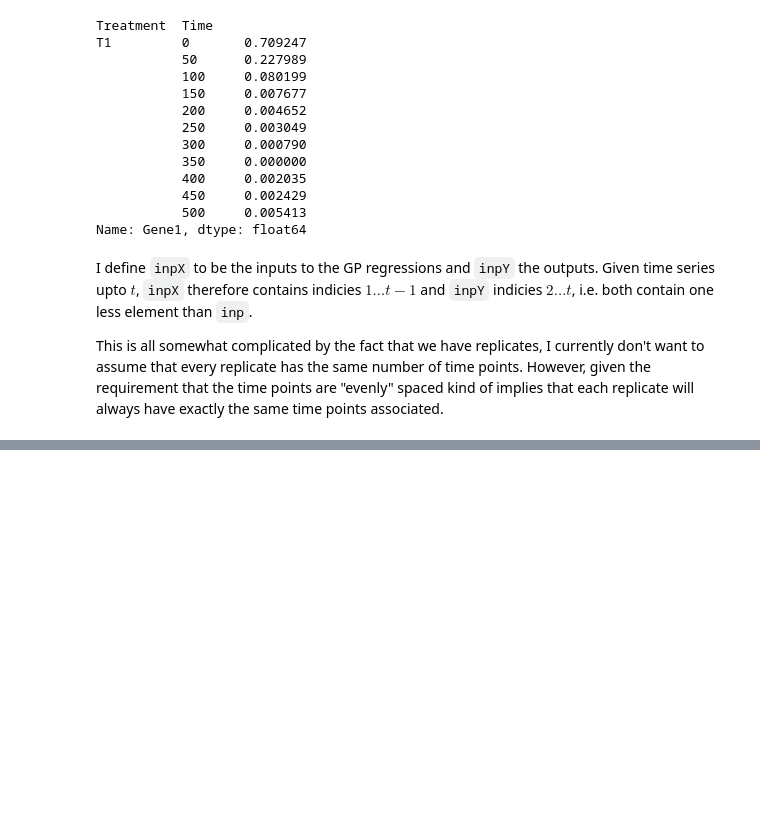
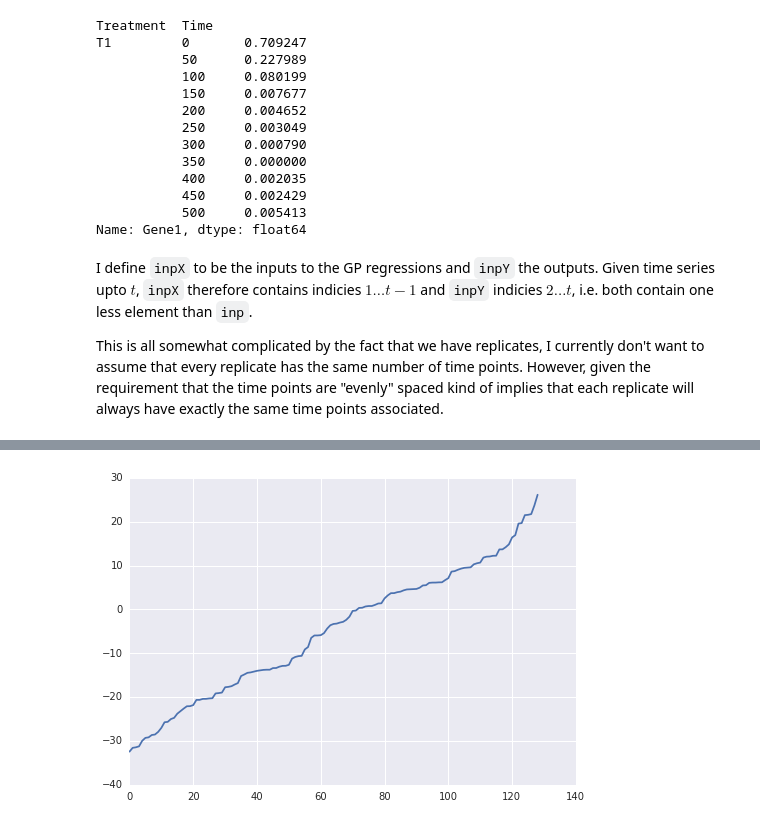
Before and after one commit to smason/ip2, a Jupyter notebook: csi.ipynb, the cells around one changed output, grey strips where cells are left out. Saved outputs shown, nothing was run; the diff lists cells and outputs as text; code cells hidden in the pictures; blank space fills up the shorter version.

```diff
--- a/csi.ipynb
+++ b/csi.ipynb
@@ -115,0 +175,4 @@ list(zip(p,[m.log_likelihood() for m in M]))
+# %%
+plt.plot(np.sort(ll));
+# %% [output]
+[figure, added]
```
Also changed, not shown: parts of 11 cells of this notebook.
